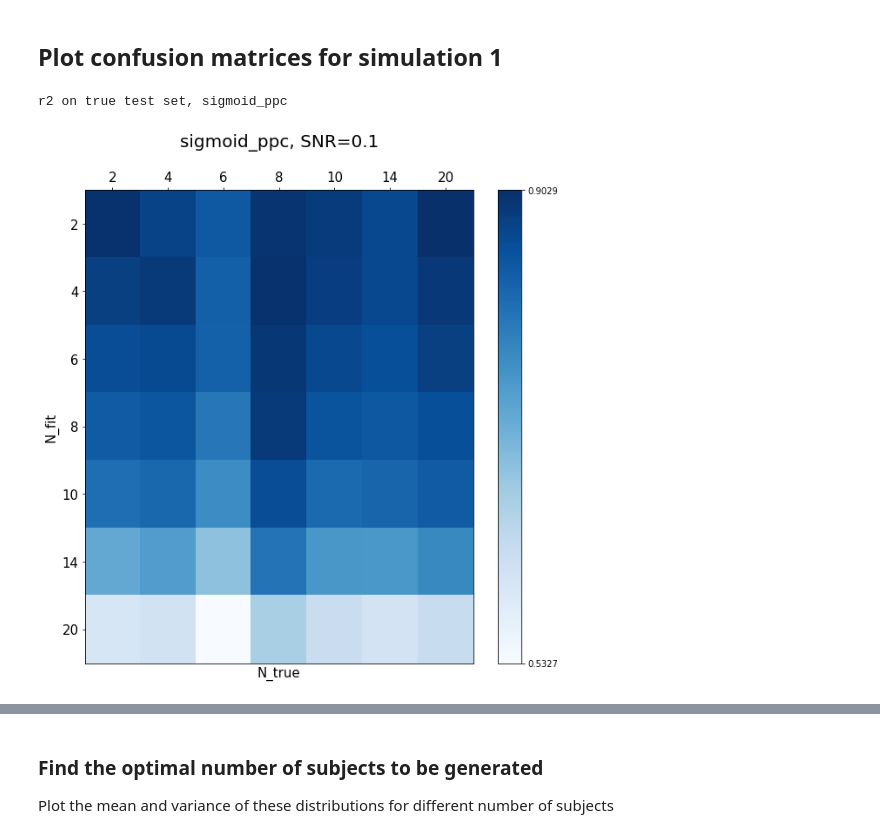
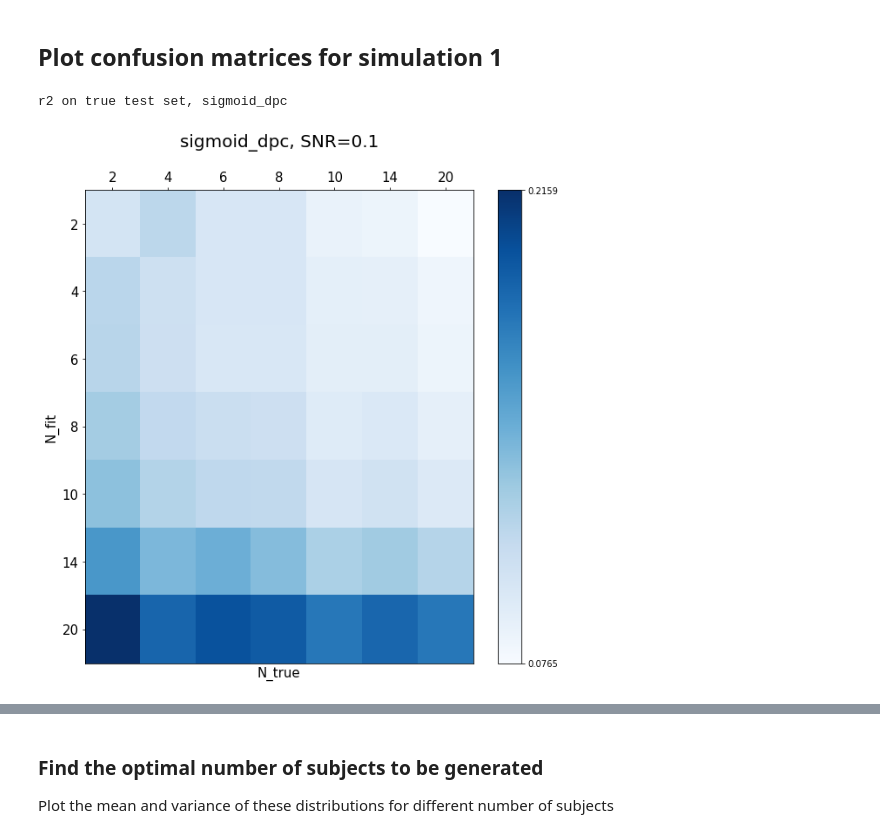
Before and after one commit to sebastiendemortain/neural-coding-of-probabilities, a Jupyter notebook: simulation_results.ipynb, the cells around one changed output, grey strips where cells are left out. Saved outputs shown, nothing was run; the diff lists cells and outputs as text; code cells hidden in the pictures.

```diff
--- a/simulation_results.ipynb
+++ b/simulation_results.ipynb
@@ -1214,7 +1225,7 @@ rho mean: 0.3302712171714978
 ## Plot confusion matrices for simulation 1
 # %%
 ################################
-k_scheme =1
+k_scheme =3
 ################################
 n_fractions = 20
 scheme = scheme_array[k_scheme]
@@ -1272,35 +1283,35 @@ heatmap = ax.pcolor(data, cmap=plt.cm.Blues, vmin=np.min(data), vmax=np.max(data
 
 # put the major ticks at the middle of each cell
 ax.set_xticks(np.arange(data.shape[1]) + 0.5, minor=False)
 ax.set_yticks(np.arange(data.shape[0]) + 0.5, minor=False)
 
 # want a more natural, table-like display
 ax.invert_yaxis()
 ax.xaxis.tick_top()
 
 ax.set_xticklabels(column_labels, minor=False, fontsize=fontsize)
 ax.set_yticklabels(row_labels, minor=False, fontsize=fontsize)
 ax.set_ylabel('N_fit', fontsize=fontsize)
 ax.set_xlabel('N_true', fontsize=fontsize)
 plt.title(scheme+', SNR='+str(snr), y=1.08, fontsize=20)
 cbar = fig.colorbar(heatmap, ticks=[np.min(data), np.max(data)])
 
 
 # fig = plt.figure(figsize=(10,10))
 # ax = fig.add_subplot(111)
 # heatmap = ax.imshow(mean_over_X, extent=[0, 1, 0, 1])
 # cbar = fig.colorbar(heatmap, ticks=[np.min(mean_over_X), np.max(mean_over_X)])
 
 # # put the major ticks at the middle of each cell
 # ax.set_xticks([])
 # ax.set_yticks([])
 # ax.set_title('Regressor means')
 # ax.set_ylabel('Scheme')
 # ax.set_xlabel('true_N')
 plt.show()
 # %% [output]
-r2 on true test set, sigmoid_ppc
+r2 on true test set, sigmoid_dpc
-[figure, old version]
+[figure, new version]
 # %%
 # Compute mean over the regressors
 
```
Also changed, not shown: parts of 20 cells of this notebook.
